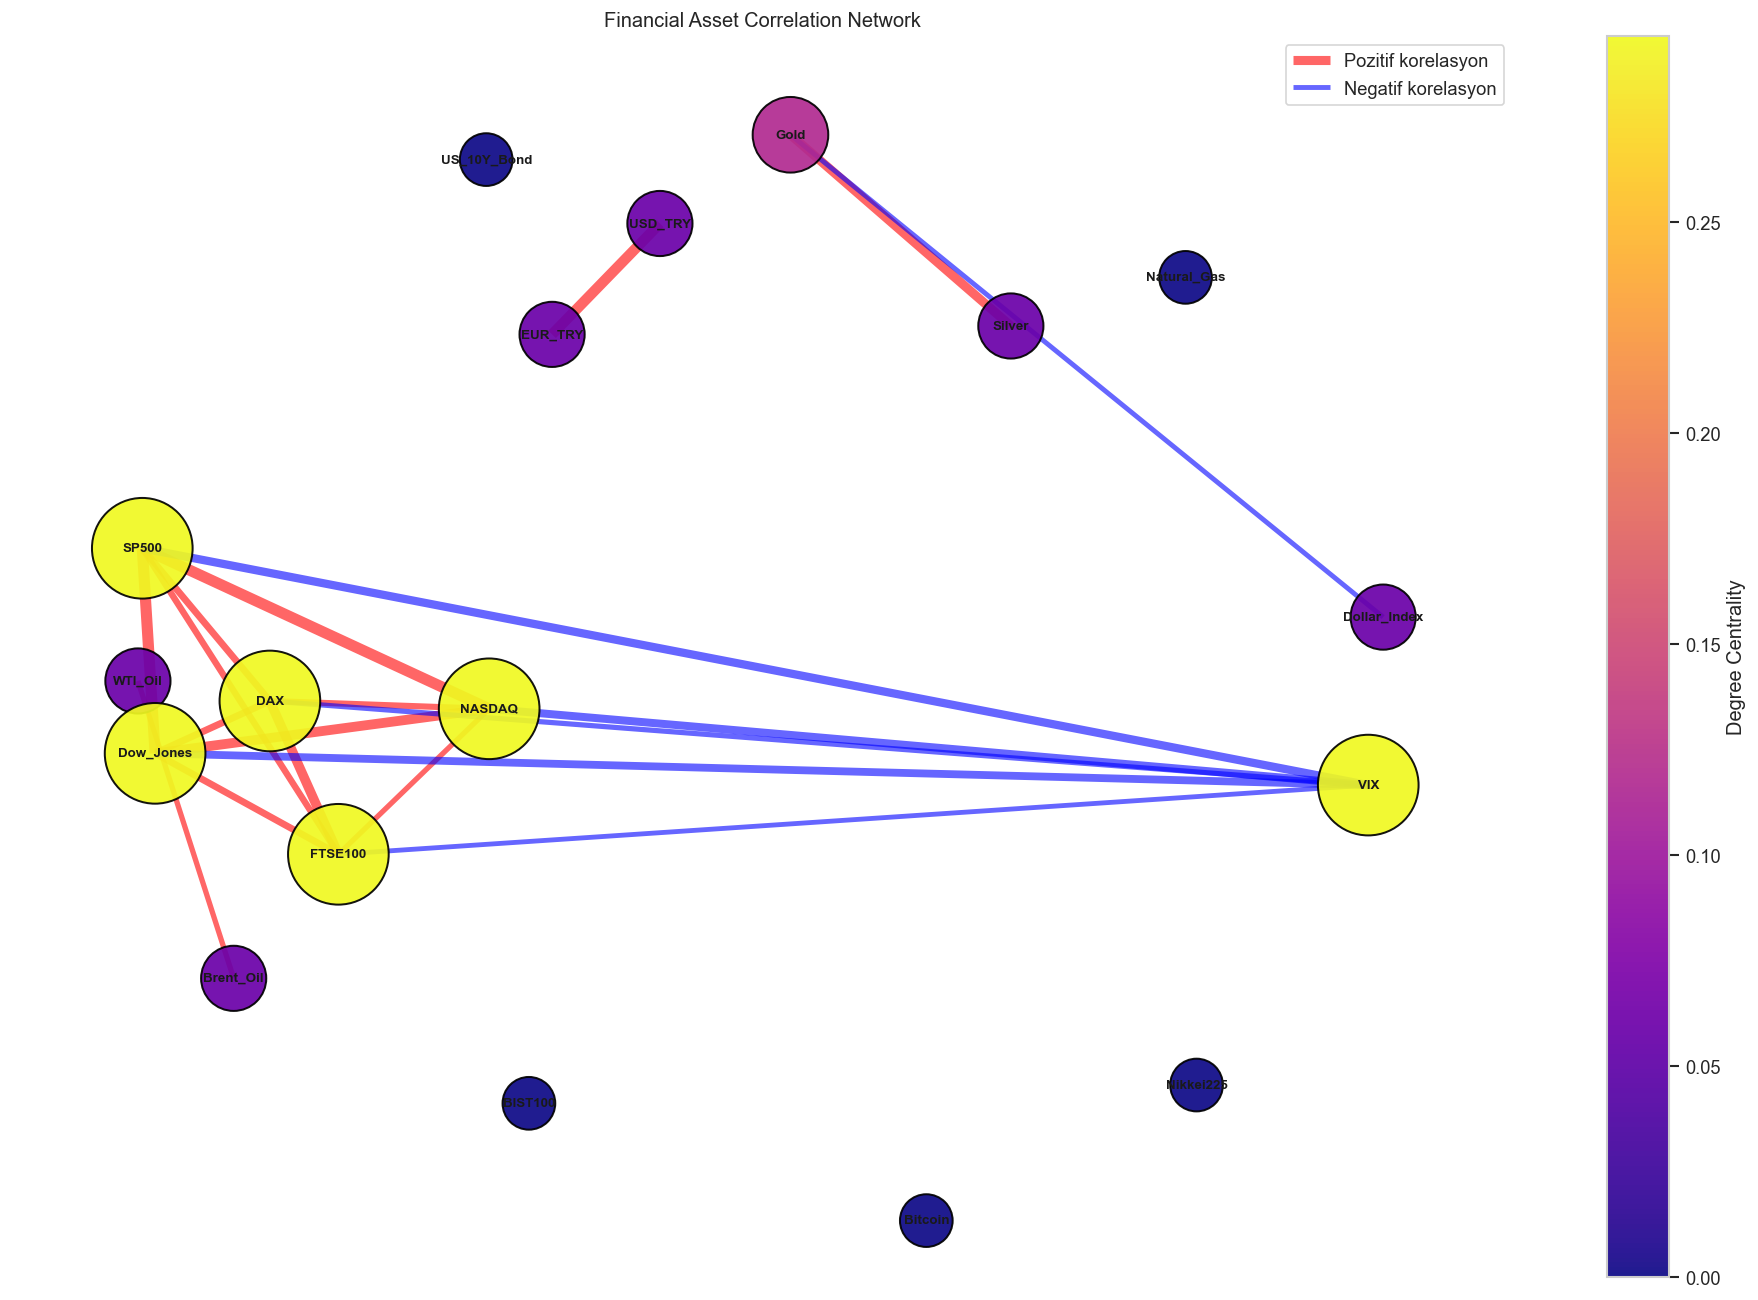
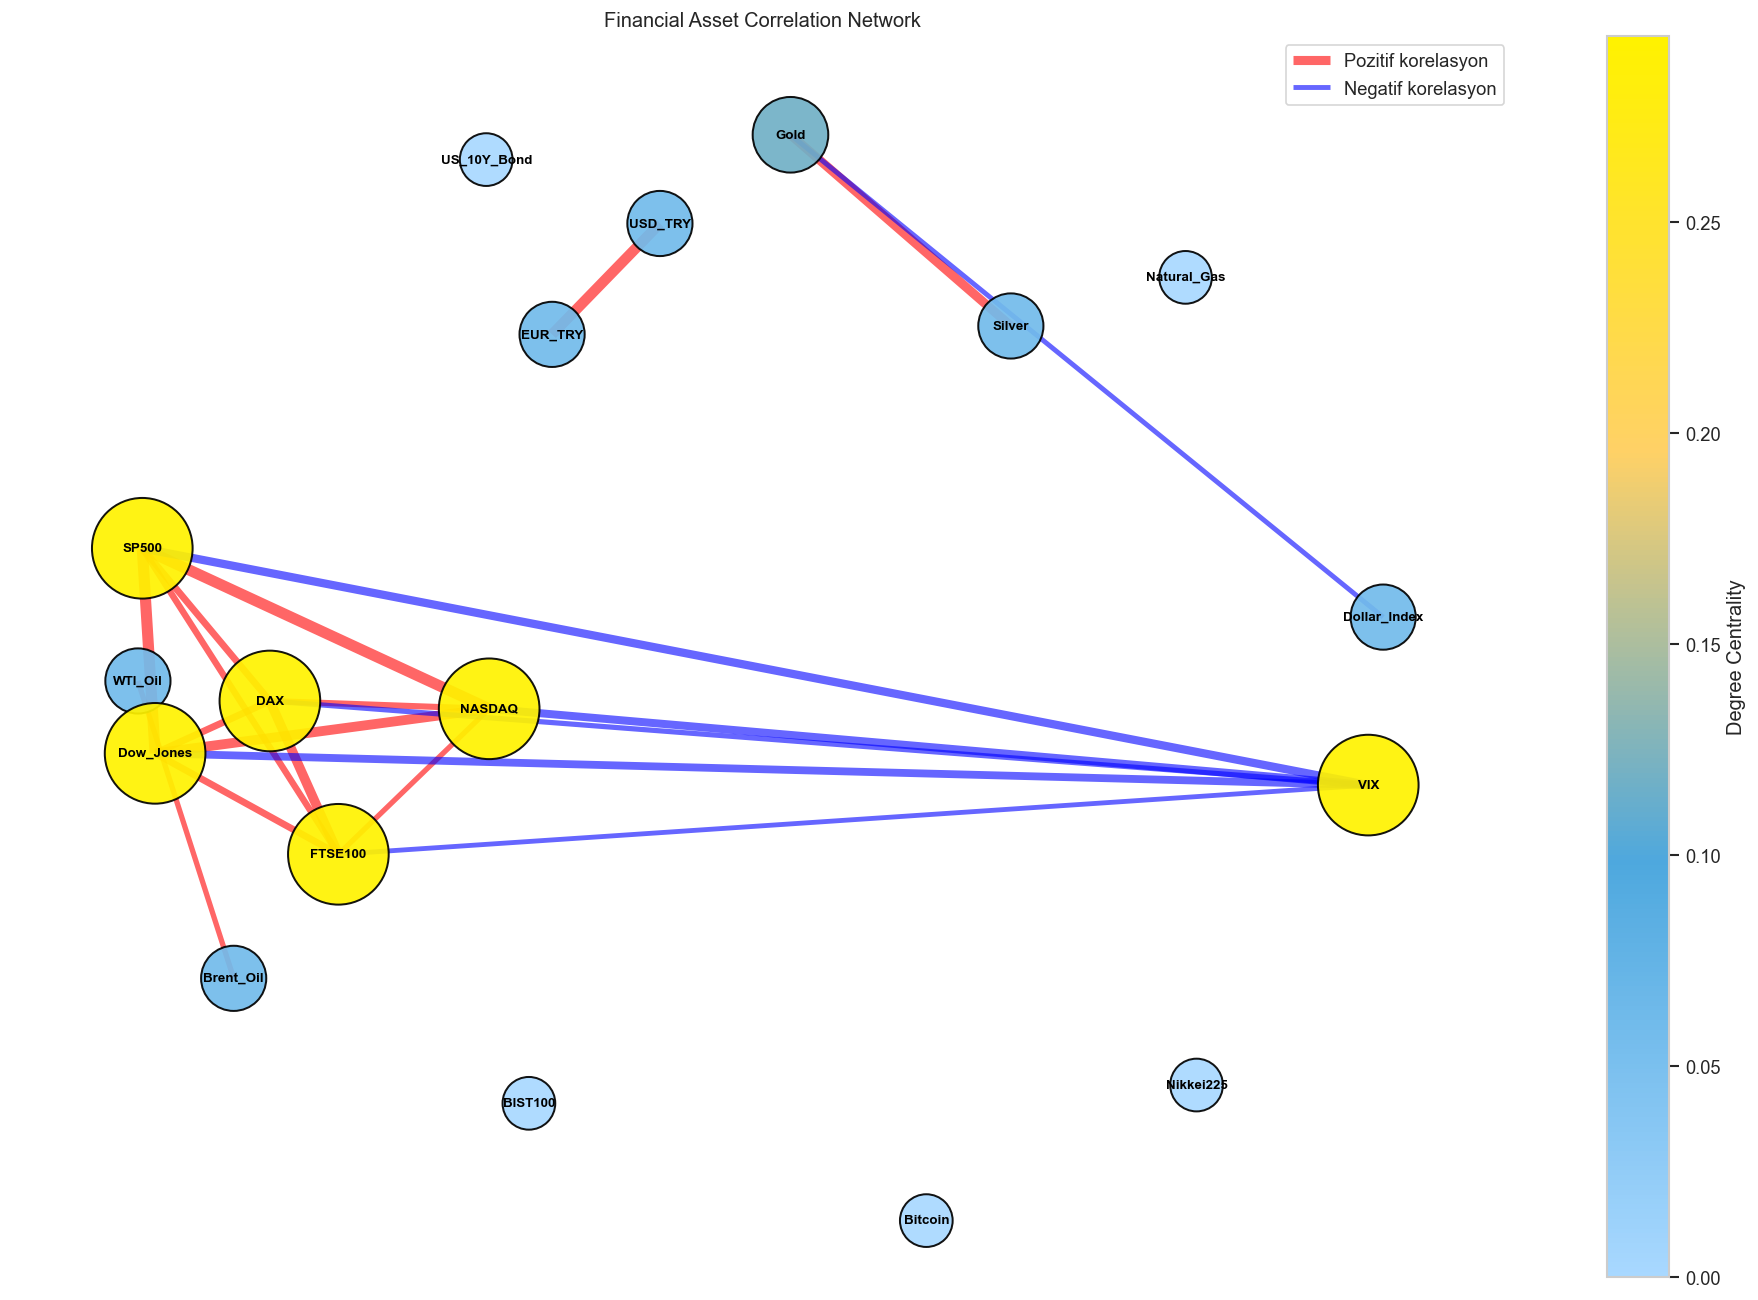
The change to this notebook cell's code, shown as a diff; its figure went from the first image to the second:
--- before
+++ after
@@ -3,14 +3,26 @@
 
 node_sizes = [degree_centrality[node] * 9000 + 1000 for node in G.nodes()]
-node_colors = [degree_centrality[node] for node in G.nodes()]
+color_norm = mcolors.Normalize(
+    vmin=min(degree_centrality.values()) if degree_centrality else 0,
+    vmax=max(degree_centrality.values()) if degree_centrality else 1,
+)
+color_map = mcolors.LinearSegmentedColormap.from_list(
+    "centrality_colors",
+    ["#a8d8ff", "#4ea8de", "#ffd166", "#fff200"],
+)
+node_colors = [color_map(color_norm(degree_centrality[node])) for node in G.nodes()]
+
 positive_edges = [(u, v) for u, v in G.edges() if G[u][v]["weight"] > 0]
 negative_edges = [(u, v) for u, v in G.edges() if G[u][v]["weight"] < 0]
 
 plt.figure(figsize=(16, 11))
-nodes = nx.draw_networkx_nodes(G, pos, node_size=node_sizes, node_color=node_colors, cmap=plt.cm.plasma, edgecolors="black", linewidths=1.2, alpha=0.92)
+nx.draw_networkx_nodes(G, pos, node_size=node_sizes, node_color=node_colors, edgecolors="black", linewidths=1.2, alpha=0.92)
 nx.draw_networkx_edges(G, pos, edgelist=positive_edges, width=[abs(G[u][v]["weight"]) * 7 for u, v in positive_edges], edge_color="red", alpha=0.6, label="Pozitif korelasyon")
 nx.draw_networkx_edges(G, pos, edgelist=negative_edges, width=[abs(G[u][v]["weight"]) * 7 for u, v in negative_edges], edge_color="blue", alpha=0.6, label="Negatif korelasyon")
-nx.draw_networkx_labels(G, pos, font_size=8, font_weight="bold")
-plt.colorbar(nodes, label="Degree Centrality")
+nx.draw_networkx_labels(G, pos, font_size=8, font_weight="bold", font_color="black")
+
+scalar_mappable = ScalarMappable(norm=color_norm, cmap=color_map)
+scalar_mappable.set_array([])
+plt.colorbar(scalar_mappable, ax=plt.gca(), label="Degree Centrality")
 plt.legend(loc="upper right")
 plt.title("Financial Asset Correlation Network")

Commit: Enhance network analysis and visualization